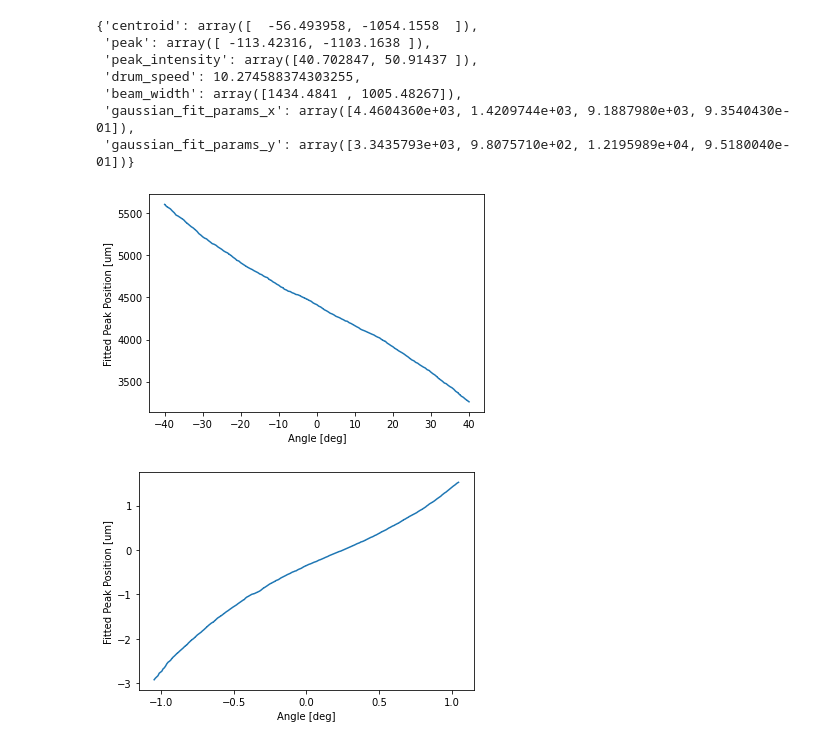
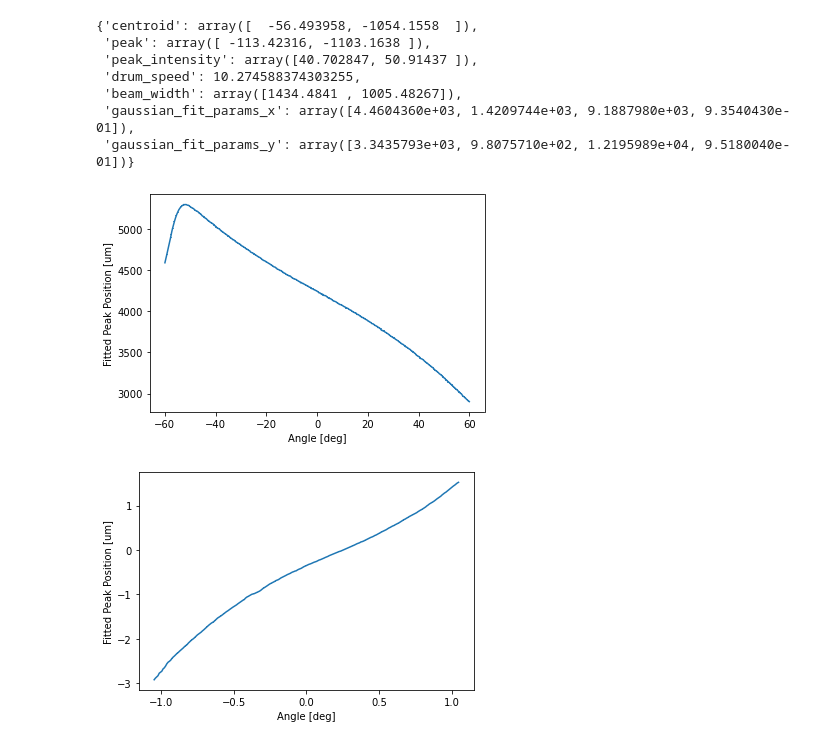
Before and after one commit to Jfeatherstone/IndexOfRefractionMeasurement, a Jupyter notebook: BeamTracking.ipynb, the cells around one changed output. Drawn from its saved outputs; the diff is of its cells as text; code cells hidden in the pictures.

```diff
--- a/BeamTracking.ipynb
+++ b/BeamTracking.ipynb
@@ -20,0 +17,17 @@ bp2Device.connect()
+# %%
+HOST = 'localhost'
+PORT = 4223
+
+HUMIDITY_UID = 'keg'
+TEMP_UID = '6Jf'
+
+stage = RotationStage(MOTION_CONTROLLER_PORT, ROTATION_STAGE_AXIS_NUM)
+bp2Device = TLBP2()
+ipcon = IPConnection()
+
+humiditySensor = BrickletHumidity(HUMIDITY_UID, ipcon)
+temperatureSensor = BrickletTemperature(TEMP_UID, ipcon)
+
+ipcon.connect(HOST, PORT)
+stage.connect()
+bp2Device.connect()
@@ -38,37 +53,42 @@ bp2Device.getMeasurement()
  'gaussian_fit_params_x': array([4.4604360e+03, 1.4209744e+03, 9.1887980e+03, 9.3540430e-01]),
  'gaussian_fit_params_y': array([3.3435793e+03, 9.8075710e+02, 1.2195989e+04, 9.5180040e-01])}
 # %%
-stage.moveAbsolute(40)
-desiredAngle = -40
+stage.moveAbsolute(60)
+desiredAngle = -60
 
-dtheta = -.50
-averagingMeasurements = 5
+dtheta = -.25
+averagingMeasurements = 10
 
 peakPositionArr = []
+temperatureArr = []
+humidityArr = []
 peakPositionSTDArr = []
 angleArr = []
 
 while stage.getAngle() > desiredAngle:
     individualMeasurements = np.zeros(averagingMeasurements)
     for i in range(averagingMeasurements):
         measure = None
         while measure == None:
             measure = bp2Device.getMeasurement()
         individualMeasurements[i] = measure["gaussian_fit_params_x"][0]
 
     peakPositionArr.append(np.mean(individualMeasurements))
     peakPositionSTDArr.append(np.std(individualMeasurements))
 
+    temperatureArr.append(temperatureSensor.get_temperature()/100)
+    humidityArr.append(humiditySensor.get_humidity()/10)
+
     angleArr.append(stage.getAngle())
 
     clear_output(wait=True)
 
     plt.errorbar(angleArr, peakPositionArr, yerr=peakPositionSTDArr)
     plt.xlabel("Angle [deg]")
     plt.ylabel("Fitted Peak Position [um]")
     plt.show()
 
     stage.moveRelative(dtheta)
 # %% [output]
-[figure, old version]
+[figure, new version]
 # %%
```
Also changed, not shown: parts of 5 cells of this notebook, 7 other files.
